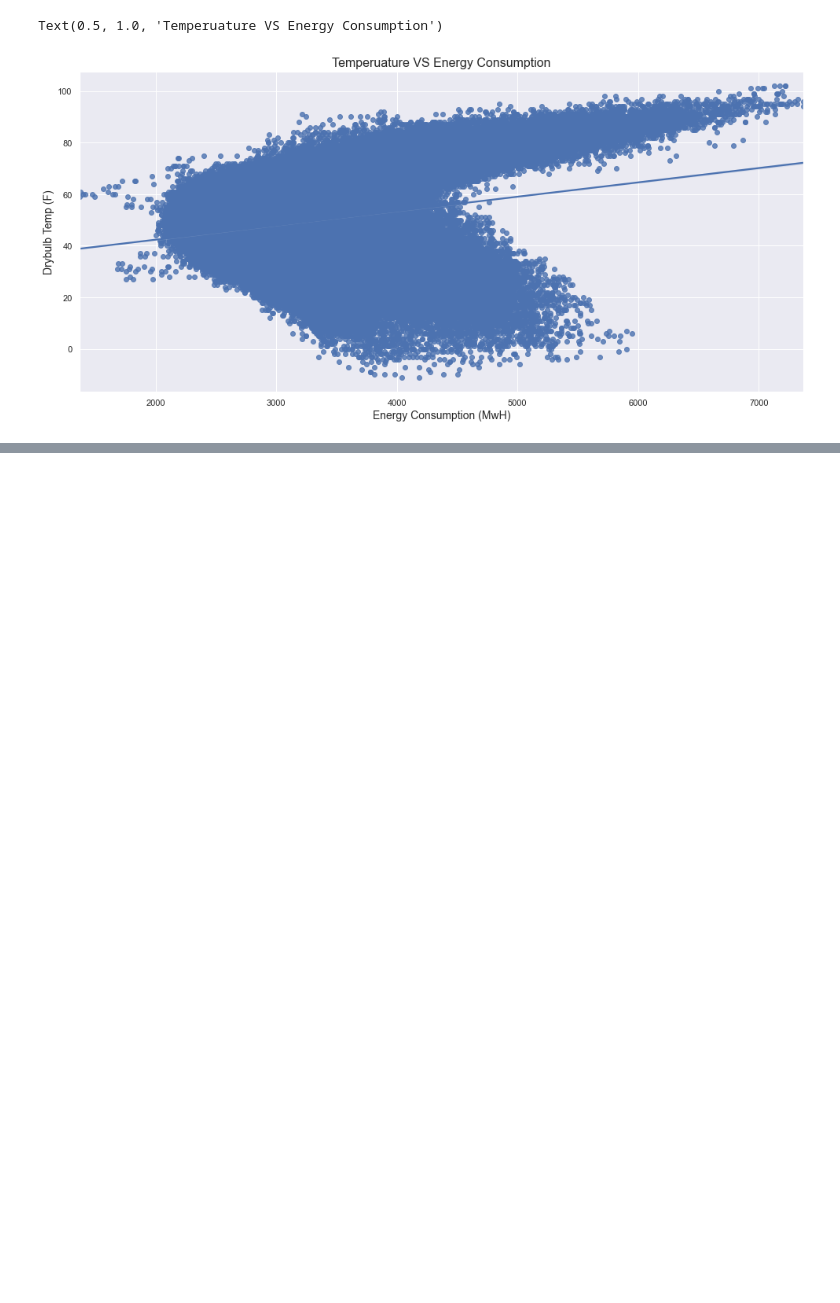
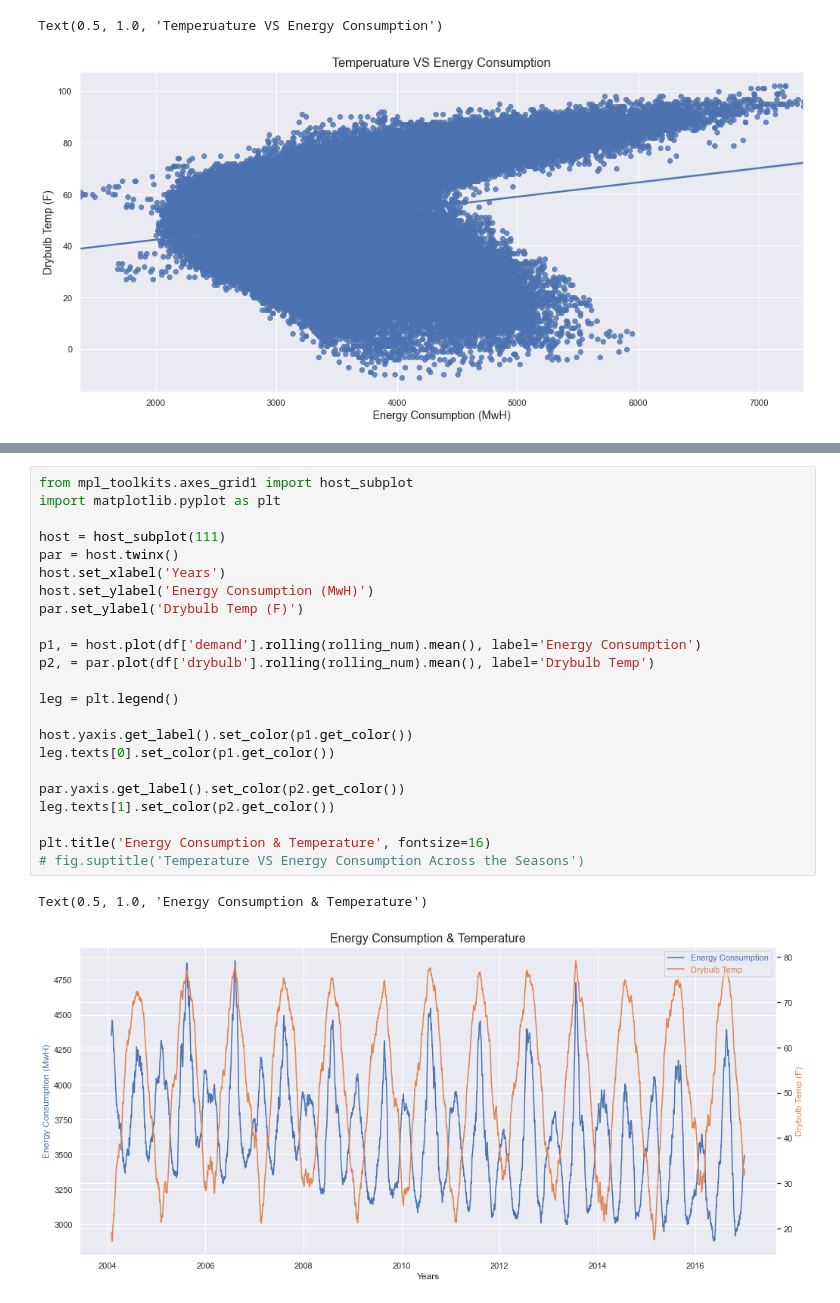
Before and after one commit to thenoaimi/energy-consumption-repo, a Jupyter notebook: EDA.ipynb, the cells around one changed output, grey strips where cells are left out. Saved outputs shown, nothing was run; the diff lists cells and outputs as text; blank space fills up the shorter version.

```diff
--- a/EDA.ipynb
+++ b/EDA.ipynb
@@ -273,0 +300,26 @@ Text(0.5, 1.0, 'Temperuature VS Energy Consumption (Winter Months)')
+# %%
+from mpl_toolkits.axes_grid1 import host_subplot
+import matplotlib.pyplot as plt
+
+host = host_subplot(111)
+par = host.twinx()
+host.set_xlabel('Years')
+host.set_ylabel('Energy Consumption (MwH)')
+par.set_ylabel('Drybulb Temp (F)')
+
+p1, = host.plot(df['demand'].rolling(rolling_num).mean(), label='Energy Consumption')
+p2, = par.plot(df['drybulb'].rolling(rolling_num).mean(), label='Drybulb Temp')
+
+leg = plt.legend()
+
+host.yaxis.get_label().set_color(p1.get_color())
+leg.texts[0].set_color(p1.get_color())
+
+par.yaxis.get_label().set_color(p2.get_color())
+leg.texts[1].set_color(p2.get_color())
+
+plt.title('Energy Consumption & Temperature', fontsize=16)
+# fig.suptitle('Temperature VS Energy Consumption Across the Seasons')
+# %% [output]
+Text(0.5, 1.0, 'Energy Consumption & Temperature')
+[figure, added]
```
Also changed, not shown: parts of 5 cells of this notebook.
